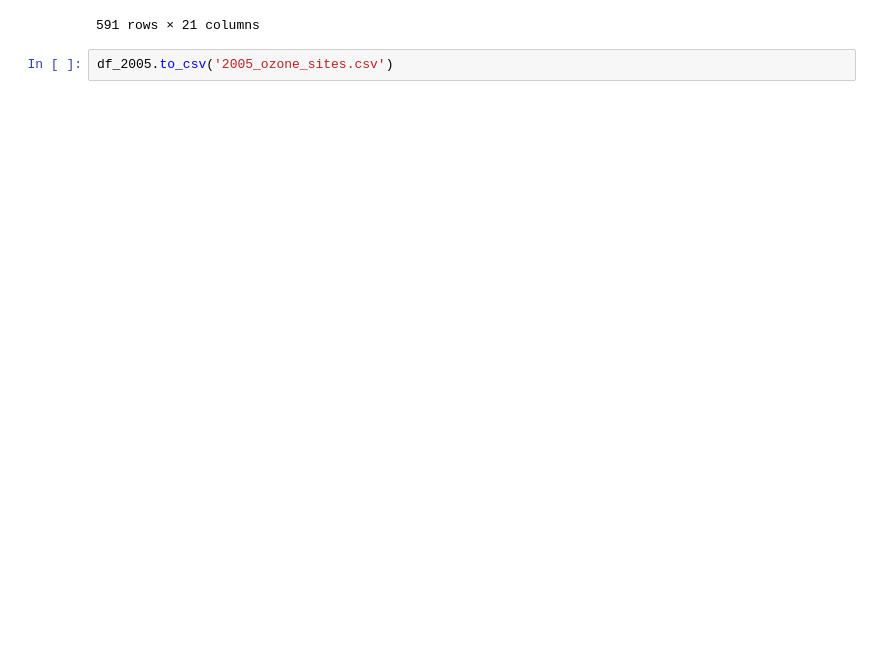
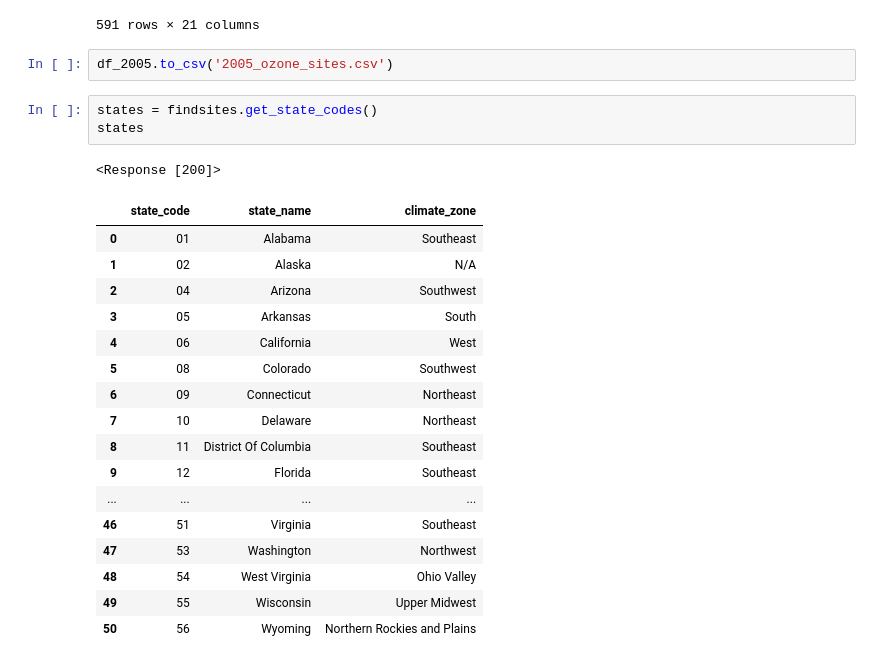
Before and after one commit to osrussell/atmospheric_chem_ML, a Jupyter notebook: test_suite.ipynb, the cells around one changed output. Saved outputs shown, nothing was run; the diff lists cells and outputs as text; blank space fills up the shorter version.

```diff
--- a/test_suite.ipynb
+++ b/test_suite.ipynb
@@ -601,3 +604,25 @@ Finished state Country Of Mexico
 591 rows × 21 columns
 # %%
 df_2005.to_csv('2005_ozone_sites.csv')
+# %%
+states = findsites.get_state_codes()
+states
+# %% [output]
+<Response [200]>
+|  | state_code | state_name | climate_zone |
+| 0 | 01 | Alabama | Southeast |
+| 1 | 02 | Alaska | N/A |
+| 2 | 04 | Arizona | Southwest |
+| 3 | 05 | Arkansas | South |
+| 4 | 06 | California | West |
+| 5 | 08 | Colorado | Southwest |
+| 6 | 09 | Connecticut | Northeast |
+| 7 | 10 | Delaware | Northeast |
+| 8 | 11 | District Of Columbia | Southeast |
+| 9 | 12 | Florida | Southeast |
+| ... | ... | ... | ... |
+| 46 | 51 | Virginia | Southeast |
+| 47 | 53 | Washington | Northwest |
+| 48 | 54 | West Virginia | Ohio Valley |
+| 49 | 55 | Wisconsin | Upper Midwest |
+| 50 | 56 | Wyoming | Northern Rockies and Plains |
```
Also changed, not shown: parts of 3 cells of this notebook, 2 other files.
